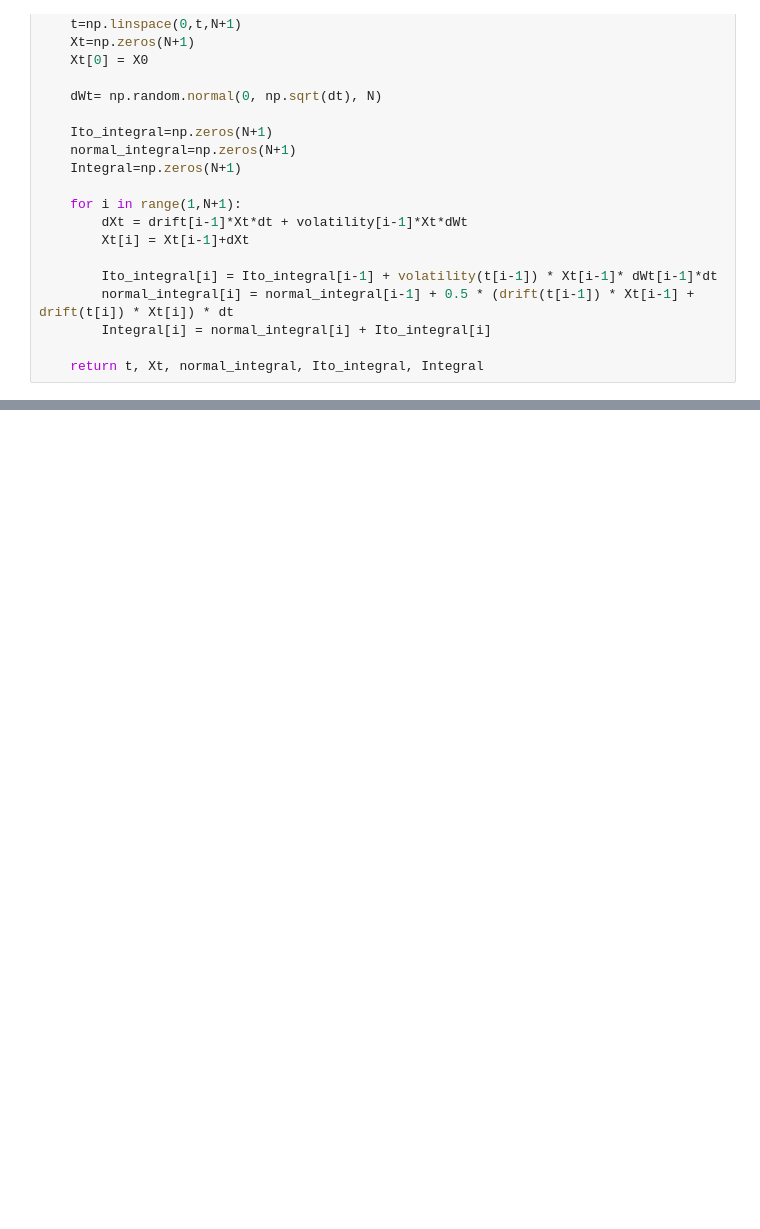
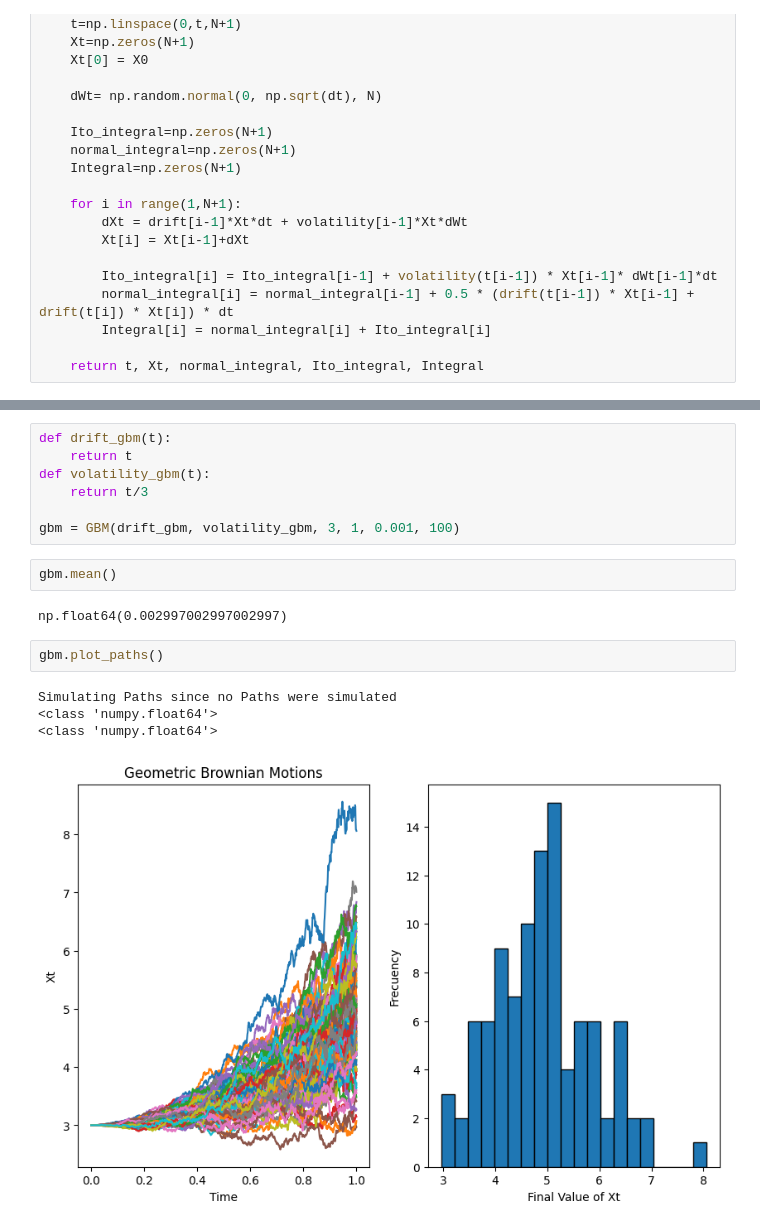
Before and after one commit to jamesrubio23/Quantitative-Finance, a Jupyter notebook: SDE_Simulations/Trials.ipynb, the cells around one changed output, grey strips where cells are left out. Saved outputs shown, nothing was run; the diff lists cells and outputs as text; blank space fills up the shorter version.

```diff
--- a/SDE_Simulations/Trials.ipynb
+++ b/SDE_Simulations/Trials.ipynb
@@ -67,0 +158,18 @@ class GBM:
+# %%
+def drift_gbm(t):
+    return t
+def volatility_gbm(t):
+    return t/3
+
+gbm = GBM(drift_gbm, volatility_gbm, 3, 1, 0.001, 100)
+# %%
+gbm.mean()
+# %% [output]
+np.float64(0.002997002997002997)
+# %%
+gbm.plot_paths()
+# %% [output]
+Simulating Paths since no Paths were simulated
+<class 'numpy.float64'>
+<class 'numpy.float64'>
+[figure, added]
```
Also changed, not shown: parts of 2 cells of this notebook.
